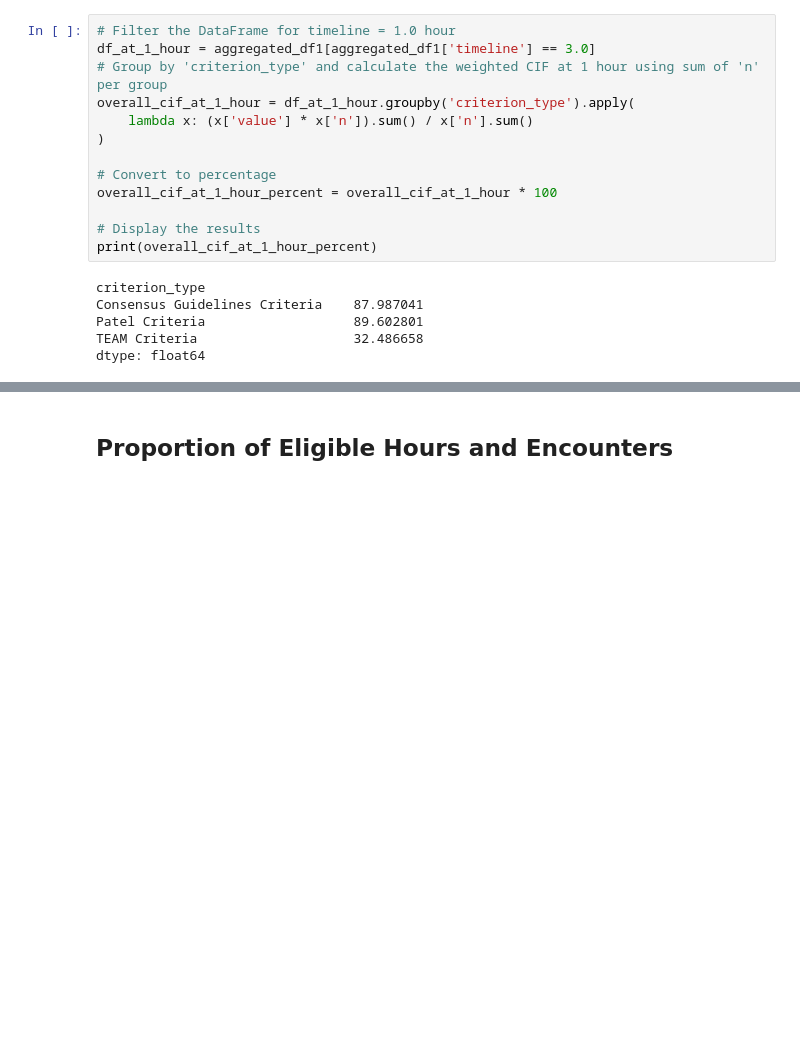
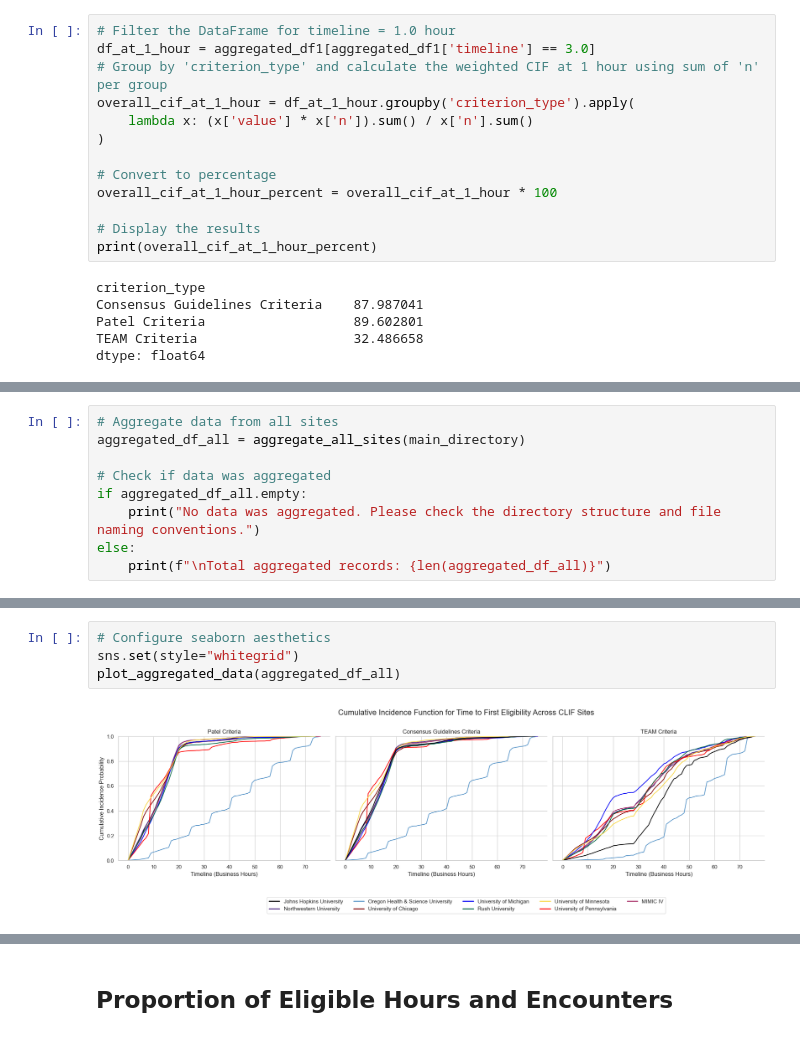
Before and after one commit to chochbe1/CLIF-eligibility-for-mobilization, a Jupyter notebook: code/aggregate_plots.ipynb, the cells around one changed output, grey strips where cells are left out. Cells and saved outputs as stored; diff of their text form; blank space fills up the shorter version.

```diff
--- a/code/aggregate_plots.ipynb
+++ b/code/aggregate_plots.ipynb
@@ -382,0 +494,9 @@ dtype: float64
+# %%
+# Aggregate data from all sites
+aggregated_df_all = aggregate_all_sites(main_directory)
+
+# Check if data was aggregated
+if aggregated_df_all.empty:
+    print("No data was aggregated. Please check the directory structure and file naming conventions.")
+else:
+    print(f"\nTotal aggregated records: {len(aggregated_df_all)}")
@@ -382,0 +620,6 @@ dtype: float64
+# %%
+# Configure seaborn aesthetics
+sns.set(style="whitegrid")
+plot_aggregated_data(aggregated_df_all)
+# %% [output]
+[figure, added]
```
Also changed, not shown: parts of 19 cells of this notebook.
